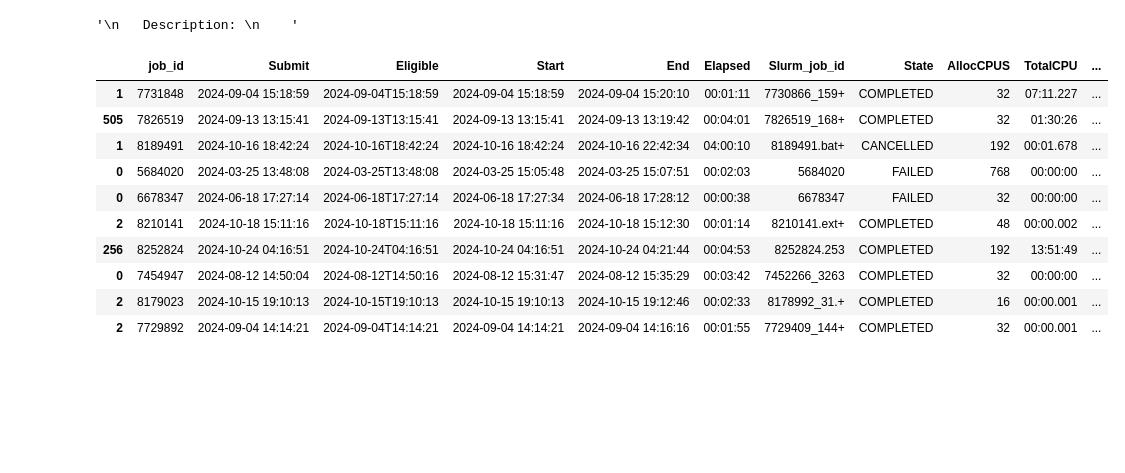
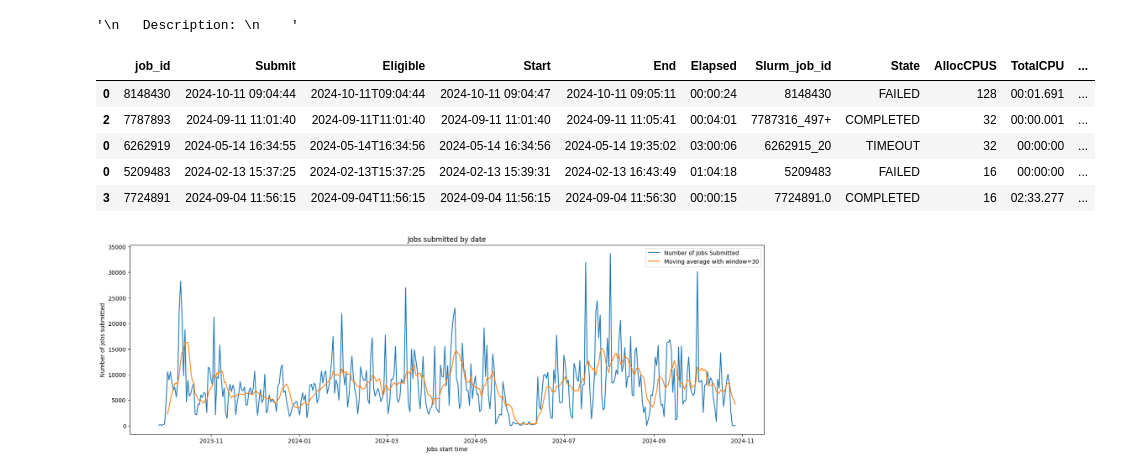
Before and after one commit to sara-nl/energy_efficiency_system_level, a Jupyter notebook: EDA_slurm_data.ipynb, the cells around one changed output. Saved outputs shown, nothing was run; the diff lists cells and outputs as text; code cells hidden in the pictures; blank space fills up the shorter version.

```diff
--- a/EDA_slurm_data.ipynb
+++ b/EDA_slurm_data.ipynb
@@ -14,19 +13,14 @@ from tqdm.notebook import tqdm
 # %%
 pd.set_option('display.max_columns', None)
 pd.set_option('display.max_rows', None)
 folder_path = Path('./system_analytics_2024/slurm_data')
 file_path_parquet_reading = folder_path / 'slurm_data_cleaned.parquet.gzip'
 df = pd.read_parquet(file_path_parquet_reading)
-df.sample(n=10)
+df.sample(n=5)
 # %% [output]
 |  | job_id | Submit | Eligible | Start | End | Elapsed | Slurm_job_id | State | AllocCPUS | TotalCPU | ... |
-| 1 | 7731848 | 2024-09-04 15:18:59 | 2024-09-04T15:18:59 | 2024-09-04 15:18:59 | 2024-09-04 15:20:10 | 00:01:11 | 7730866_159+ | COMPLETED | 32 | 07:11.227 | ... |
-| 505 | 7826519 | 2024-09-13 13:15:41 | 2024-09-13T13:15:41 | 2024-09-13 13:15:41 | 2024-09-13 13:19:42 | 00:04:01 | 7826519_168+ | COMPLETED | 32 | 01:30:26 | ... |
-| 1 | 8189491 | 2024-10-16 18:42:24 | 2024-10-16T18:42:24 | 2024-10-16 18:42:24 | 2024-10-16 22:42:34 | 04:00:10 | 8189491.bat+ | CANCELLED | 192 | 00:01.678 | ... |
-| 0 | 5684020 | 2024-03-25 13:48:08 | 2024-03-25T13:48:08 | 2024-03-25 15:05:48 | 2024-03-25 15:07:51 | 00:02:03 | 5684020 | FAILED | 768 | 00:00:00 | ... |
-| 0 | 6678347 | 2024-06-18 17:27:14 | 2024-06-18T17:27:14 | 2024-06-18 17:27:34 | 2024-06-18 17:28:12 | 00:00:38 | 6678347 | FAILED | 32 | 00:00:00 | ... |
-| 2 | 8210141 | 2024-10-18 15:11:16 | 2024-10-18T15:11:16 | 2024-10-18 15:11:16 | 2024-10-18 15:12:30 | 00:01:14 | 8210141.ext+ | COMPLETED | 48 | 00:00.002 | ... |
-| 256 | 8252824 | 2024-10-24 04:16:51 | 2024-10-24T04:16:51 | 2024-10-24 04:16:51 | 2024-10-24 04:21:44 | 00:04:53 | 8252824.253 | COMPLETED | 192 | 13:51:49 | ... |
-| 0 | 7454947 | 2024-08-12 14:50:04 | 2024-08-12T14:50:16 | 2024-08-12 15:31:47 | 2024-08-12 15:35:29 | 00:03:42 | 7452266_3263 | COMPLETED | 32 | 00:00:00 | ... |
-| 2 | 8179023 | 2024-10-15 19:10:13 | 2024-10-15T19:10:13 | 2024-10-15 19:10:13 | 2024-10-15 19:12:46 | 00:02:33 | 8178992_31.+ | COMPLETED | 16 | 00:00.001 | ... |
-| 2 | 7729892 | 2024-09-04 14:14:21 | 2024-09-04T14:14:21 | 2024-09-04 14:14:21 | 2024-09-04 14:16:16 | 00:01:55 | 7729409_144+ | COMPLETED | 32 | 00:00.001 | ... |
+| 0 | 8148430 | 2024-10-11 09:04:44 | 2024-10-11T09:04:44 | 2024-10-11 09:04:47 | 2024-10-11 09:05:11 | 00:00:24 | 8148430 | FAILED | 128 | 00:01.691 | ... |
+| 2 | 7787893 | 2024-09-11 11:01:40 | 2024-09-11T11:01:40 | 2024-09-11 11:01:40 | 2024-09-11 11:05:41 | 00:04:01 | 7787316_497+ | COMPLETED | 32 | 00:00.001 | ... |
+| 0 | 6262919 | 2024-05-14 16:34:55 | 2024-05-14T16:34:56 | 2024-05-14 16:34:56 | 2024-05-14 19:35:02 | 03:00:06 | 6262915_20 | TIMEOUT | 32 | 00:00:00 | ... |
+| 0 | 5209483 | 2024-02-13 15:37:25 | 2024-02-13T15:37:25 | 2024-02-13 15:39:31 | 2024-02-13 16:43:49 | 01:04:18 | 5209483 | FAILED | 16 | 00:00:00 | ... |
+| 3 | 7724891 | 2024-09-04 11:56:15 | 2024-09-04T11:56:15 | 2024-09-04 11:56:15 | 2024-09-04 11:56:30 | 00:00:15 | 7724891.0 | COMPLETED | 16 | 02:33.277 | ... |
@@ -32,0 +41,23 @@ df.sample(n=10)
+# %%
+# get the daily numbers of the jobs
+
+
+df_temp = (df.groupby(['start_time_date'])['job_id'].aggregate(['nunique']))
+df_temp['moving_average'] = df_temp['nunique'].rolling(window=7).mean()
+df_temp.reset_index(inplace=True)
+df_temp.rename(columns={"nunique":"Number_of_jobs_submitted"}, inplace=True)
+fig, ax = plt.subplots(figsize=(20, 6))
+g1 = sns.lineplot(data=df_temp, x='start_time_date',
+             y='Number_of_jobs_submitted', ax=ax,
+             label='Number of Jobs Submitted')
+g2 = sns.lineplot(data=df_temp, x='start_time_date',
+             y='moving_average', ax=ax, label='Moving average with window=30')
+
+# ax.grid(True)
+ax.set_xlabel("Jobs start time")
+ax.set_ylabel("Number of jobs submitted")
+ax.set_title("Jobs submitted by date")
+ax.legend()
+plt.show()
+# %% [output]
+[figure, added]
```
Also changed, not shown: parts of 15 cells of this notebook.
